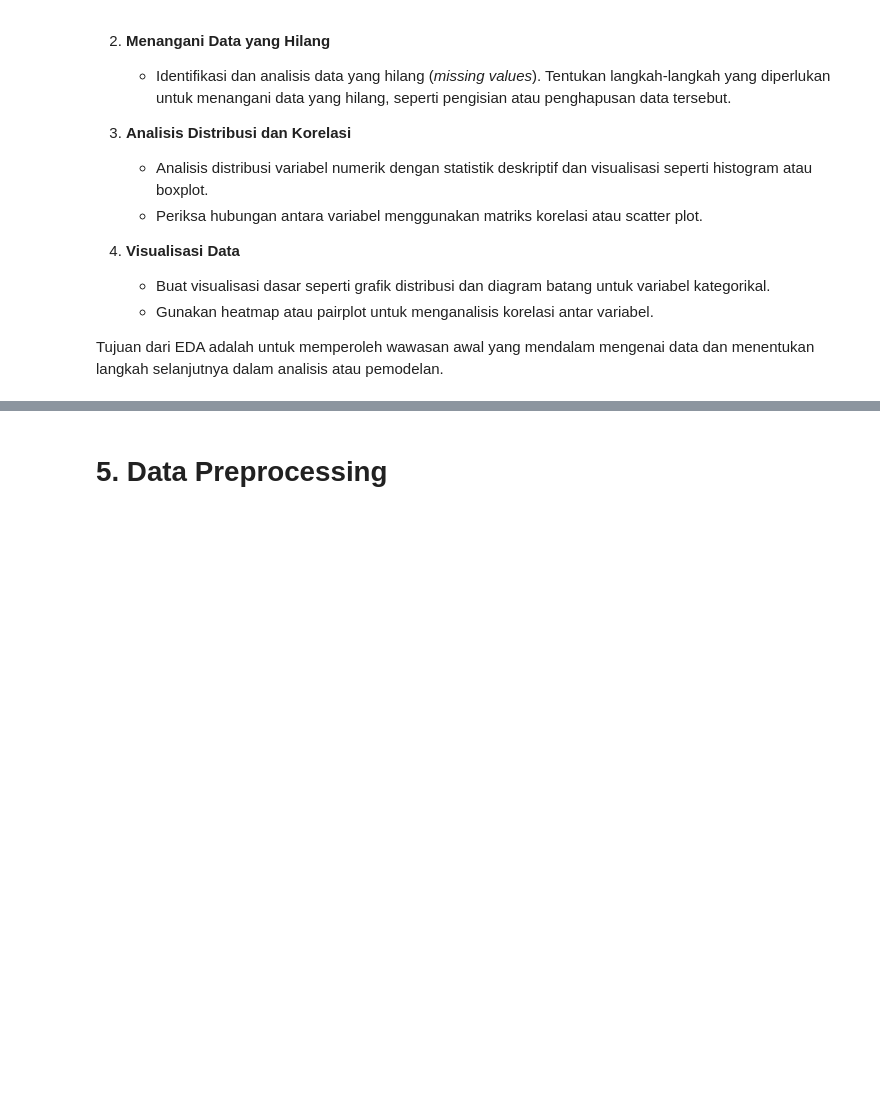
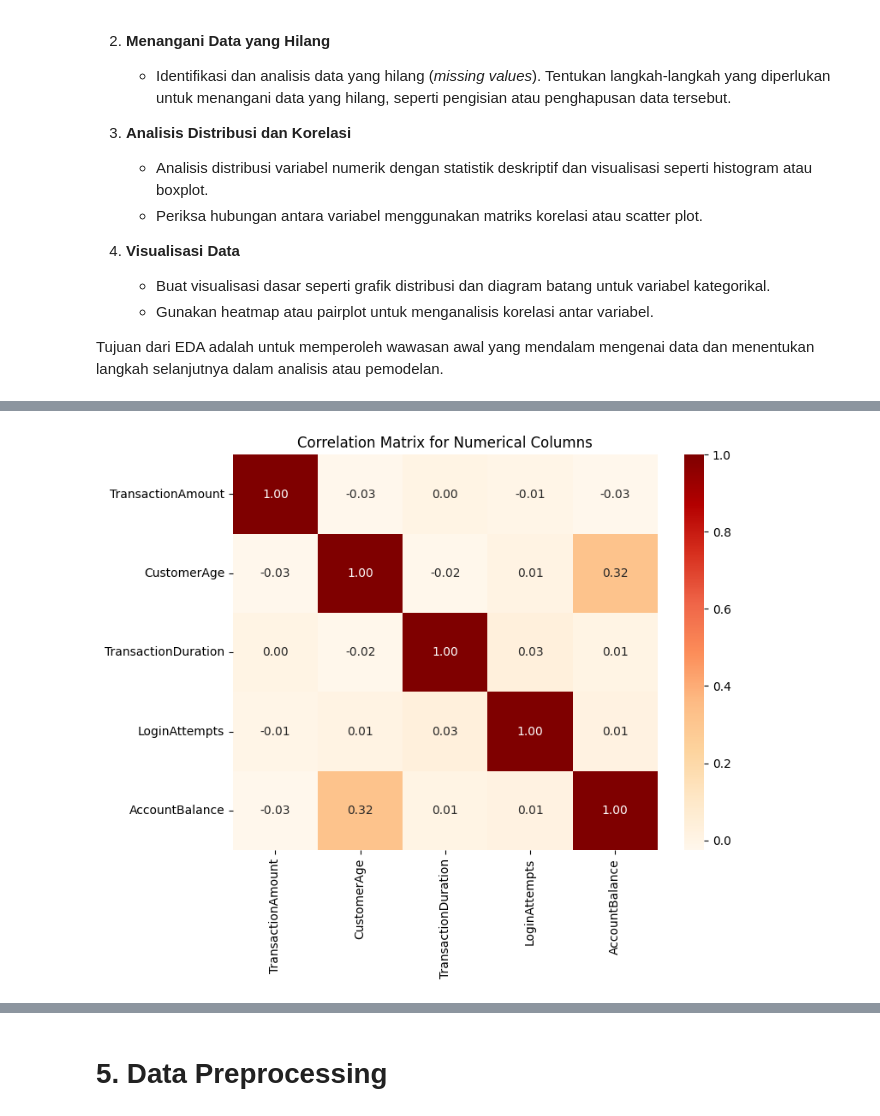
Before and after one commit to Kanaieu/bank-fraud-detection, a Jupyter notebook: [Clustering]_Submission_Akhir_BMLP_Muhammad_Tsaqiif_Ash-Shiddiq.ipynb, the cells around one changed output, grey strips where cells are left out. Saved outputs shown, nothing was run; the diff lists cells and outputs as text; code cells hidden in the pictures; blank space fills up the shorter version.

```diff
--- a/[Clustering]_Submission_Akhir_BMLP_Muhammad_Tsaqiif_Ash-Shiddiq.ipynb
+++ b/[Clustering]_Submission_Akhir_BMLP_Muhammad_Tsaqiif_Ash-Shiddiq.ipynb
@@ -54,0 +165,8 @@ Tujuan dari EDA adalah untuk memperoleh wawasan awal yang mendalam mengenai data
+# %%
+# Heatmap Korelasi kolom numerikal
+plt.figure(figsize=(8, 6))
+sns.heatmap(df[kolom_numerikal].corr(), annot=True, cmap="OrRd", fmt=".2f")
+plt.title('Correlation Matrix for Numerical Columns')
+plt.show()
+# %% [output]
+[figure, added]
```
Also changed, not shown: parts of 92 cells of this notebook, 1 other file.
